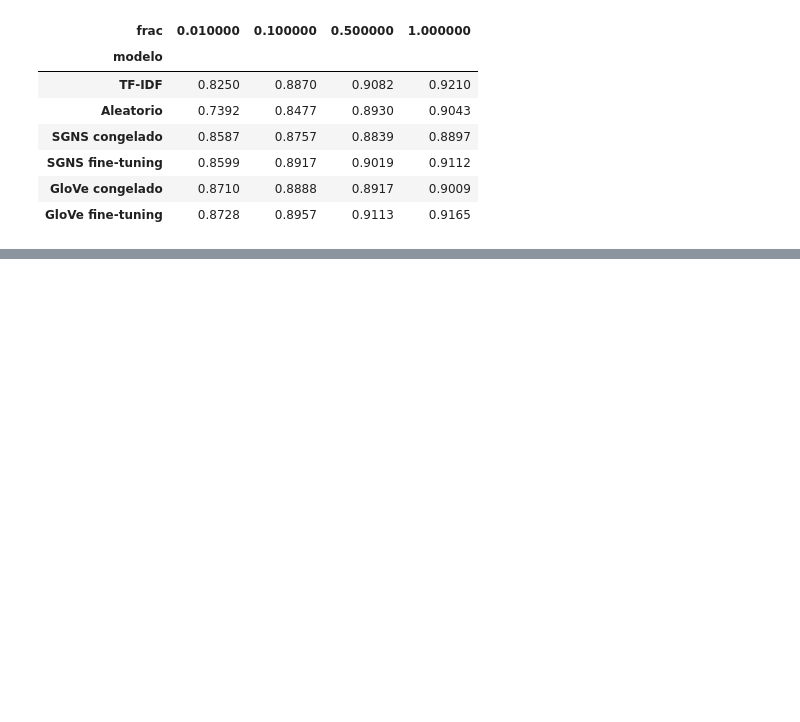
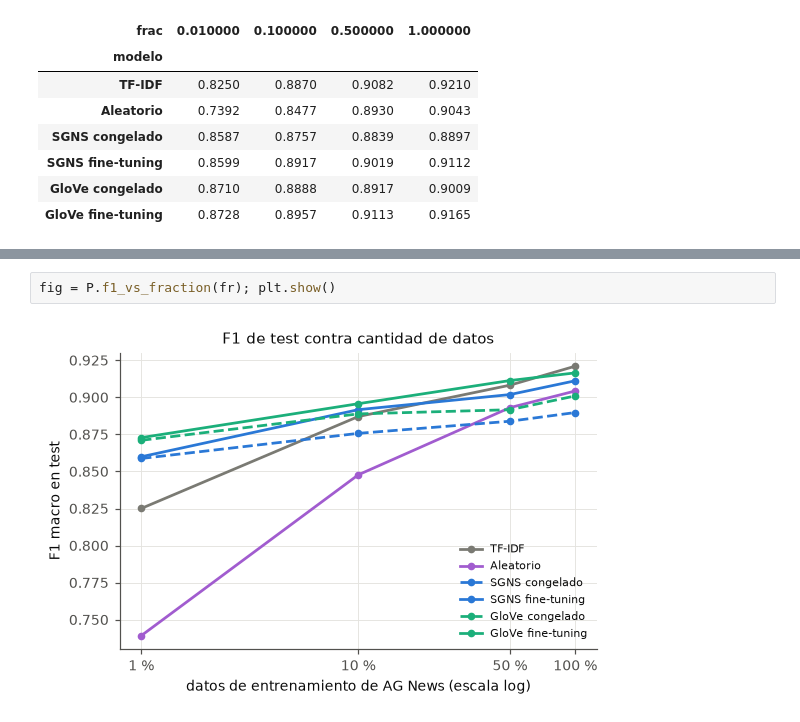
Before and after one commit to FerAHMz/lab7-dl, a Jupyter notebook: notebooks/Laboratorio7_NLP_Embeddings.ipynb, the cells around one changed output, grey strips where cells are left out. Cells and saved outputs as stored; diff of their text form; blank space fills up the shorter version.

```diff
--- a/notebooks/Laboratorio7_NLP_Embeddings.ipynb
+++ b/notebooks/Laboratorio7_NLP_Embeddings.ipynb
@@ -1144,0 +1201,4 @@ F1 macro de test por fracción de datos
+# %%
+fig = P.f1_vs_fraction(fr); plt.show()
+# %% [output]
+[figure, added]
```
Also changed, not shown: parts of 7 cells of this notebook, 3 other files.
